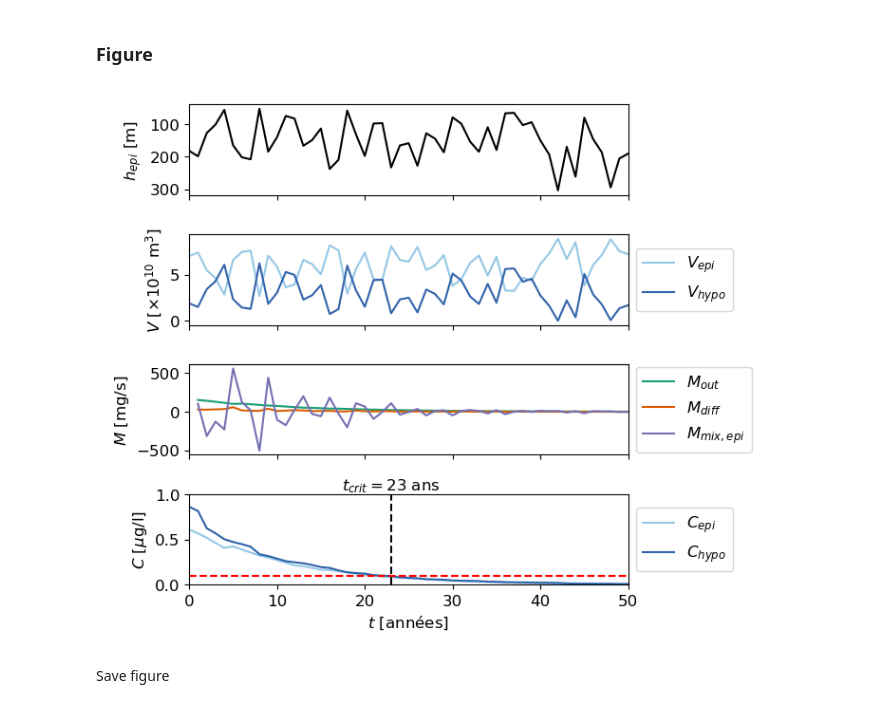
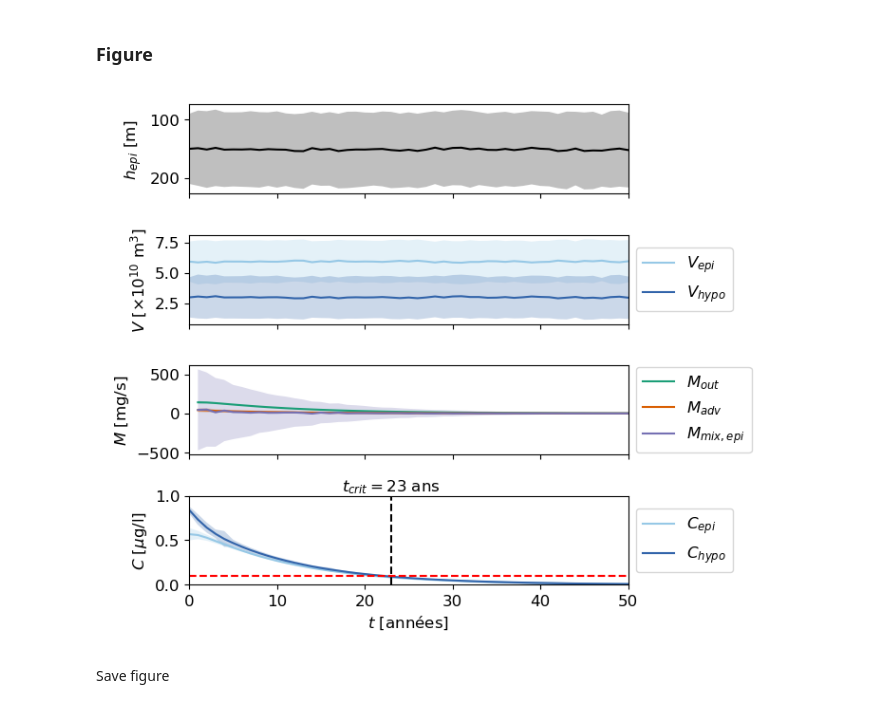
Before and after one commit to tdoda/triazole-Geneva, a Jupyter notebook: notebooks/Model_varying_mixing/run_scenario.ipynb, the cells around one changed output. Cells and saved outputs as stored; diff of their text form; code cells hidden in the pictures.

Commit message:
Modify model notebook: add std of realizations as shaded area instead of only plotting the first realization (based on Damien's notebook)

```diff
--- a/notebooks/Model_varying_mixing/run_scenario.ipynb
+++ b/notebooks/Model_varying_mixing/run_scenario.ipynb
@@ -301,42 +297,58 @@ cmap = plt.get_cmap("Dark2")
 colepi=(150/255,200/255,230/255)
 colhypo=(50/255,100/255,170/255)
 
-ax[0].plot(tyr,hepi[0,:],'-k',label="$h_{epi}$")
+def plot_mean_std(axis,t,data,label,color=None,**kwargs):
+    """Plot mean across realizations (axis 0) with +/- 1 std shaded band."""
+    mean=np.mean(data,axis=0)
+    std=np.std(data,axis=0)
+    line,=axis.plot(t,mean,label=label,color=color,**kwargs)
+    axis.fill_between(t,mean-std,mean+std,color=line.get_color(),alpha=0.25,linewidth=0)
+    return line
+
+#ax[0].plot(tyr,hepi[0,:],'-k',label="$h_{epi}$")
+plot_mean_std(ax[0],tyr,hepi,"$h_{epi}$",'k')
 ax[0].set_ylabel("$h_{epi}$ [m]")
 ax[0].invert_yaxis()
 
-ax[1].plot(tyr,Vepi[0,:]*1e-10,color=colepi,label="$V_{epi}$")
-ax[1].plot(tyr,Vhypo[0,:]*1e-10,color=colhypo,label="$V_{hypo}$")
+# ax[1].plot(tyr,Vepi[0,:]*1e-10,color=colepi,label="$V_{epi}$")
+# ax[1].plot(tyr,Vhypo[0,:]*1e-10,color=colhypo,label="$V_{hypo}$")
+plot_mean_std(ax[1],tyr,Vepi*1e-10,"$V_{epi}$",color=colepi)
+plot_mean_std(ax[1],tyr,Vhypo*1e-10,"$V_{hypo}$",color=colhypo)
 ax[1].set_ylabel("$V$ [$\\times 10^{10}$ m$^3$]")
 ax[1].legend(bbox_to_anchor=(1,0.5),loc="center left")
 
-ax[2].plot(tyr,Mout[0,:],'-',color=cmap(0),label="$M_{out}$")
-ax[2].plot(tyr,Mdiff[0,:],'-',color=cmap(1),label="$M_{diff}$")
-ax[2].plot(tyr,Mmix_epi[0,:],'-',color=cmap(2),label="$M_{mix,epi}$")
+# ax[2].plot(tyr,Mout[0,:],'-',color=cmap(0),label="$M_{out}$")
+# ax[2].plot(tyr,Mdiff[0,:],'-',color=cmap(1),label="$M_{diff}$")
+# ax[2].plot(tyr,Mmix_epi[0,:],'-',color=cmap(2),label="$M_{mix,epi}$")
+plot_mean_std(ax[2],tyr,Mout,"$M_{out}$",color=cmap(0))
+plot_mean_std(ax[2],tyr,Mdiff,"$M_{adv}$",color=cmap(1))
+plot_mean_std(ax[2],tyr,Mmix_epi,"$M_{mix,epi}$",color=cmap(2))
 ax[2].legend(bbox_to_anchor=(1,0.5),loc="center left")
 ax[2].set_ylabel("$M$ [mg/s]")
 
-ax[3].plot(tyr,Cepi[0,:],color=colepi,label="$C_{epi}$")
-ax[3].plot(tyr,Chypo[0,:],color=colhypo,label="$C_{hypo}$")
+# ax[3].plot(tyr,Cepi[0,:],color=colepi,label="$C_{epi}$")
+# ax[3].plot(tyr,Chypo[0,:],color=colhypo,label="$C_{hypo}$")
+plot_mean_std(ax[3],tyr,Cepi,"$C_{epi}$",color=colepi)
+plot_mean_std(ax[3],tyr,Chypo,"$C_{hypo}$",color=colhypo)
 ax[3].plot(tyr[[0,-1]],C_thresh*np.full((2,),1),'--r')
 if ~np.isnan(tcrit):
     ax[3].plot(tcrit*np.ones(2),[0,1],'--k')
     if lang=='FR':
         ax[3].text(tcrit,1,"$t_{crit}=" + str(tcrit) + "$ ans",verticalalignment='bottom',horizontalalignment='center')
     else:
         ax[3].text(tcrit,1,"$t_{crit}=" + str(tcrit) + "$ yrs",verticalalignment='bottom',horizontalalignment='center')
 if lang=='FR':
     ax[3].set_xlabel("$t$ [années]")
 else:
     ax[3].set_xlabel("$t$ [yr]")
 ax[3].set_ylabel("$C$ [$\mu$g/l]")
 ax[3].legend(bbox_to_anchor=(1,0.5),loc="center left")
 ax[3].set_xlim(0,50)
 ax[3].set_ylim(0,1)
 
 fig.set_tight_layout(True)
 # %% [output]
-[figure, old version]
+[figure, new version]
 # %% [markdown]
 Save figure
 # %%
```
Also changed, not shown: parts of 4 cells of this notebook.
